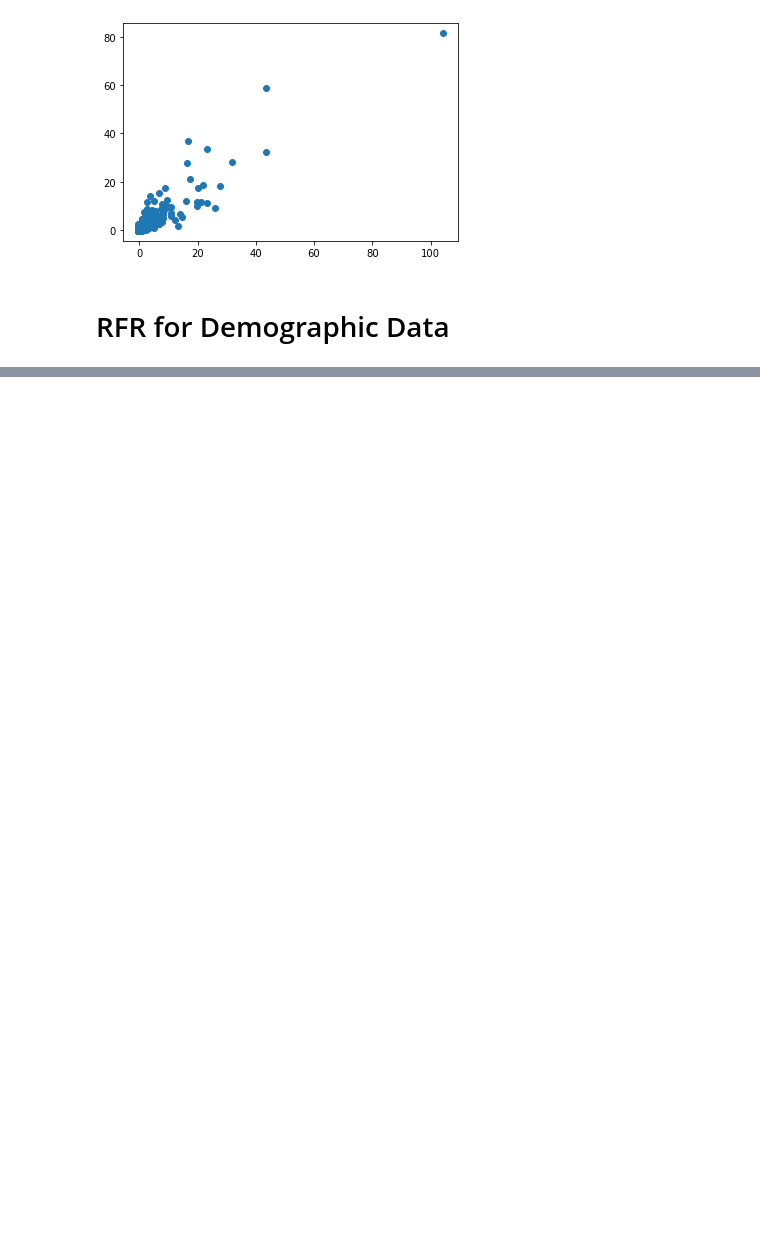
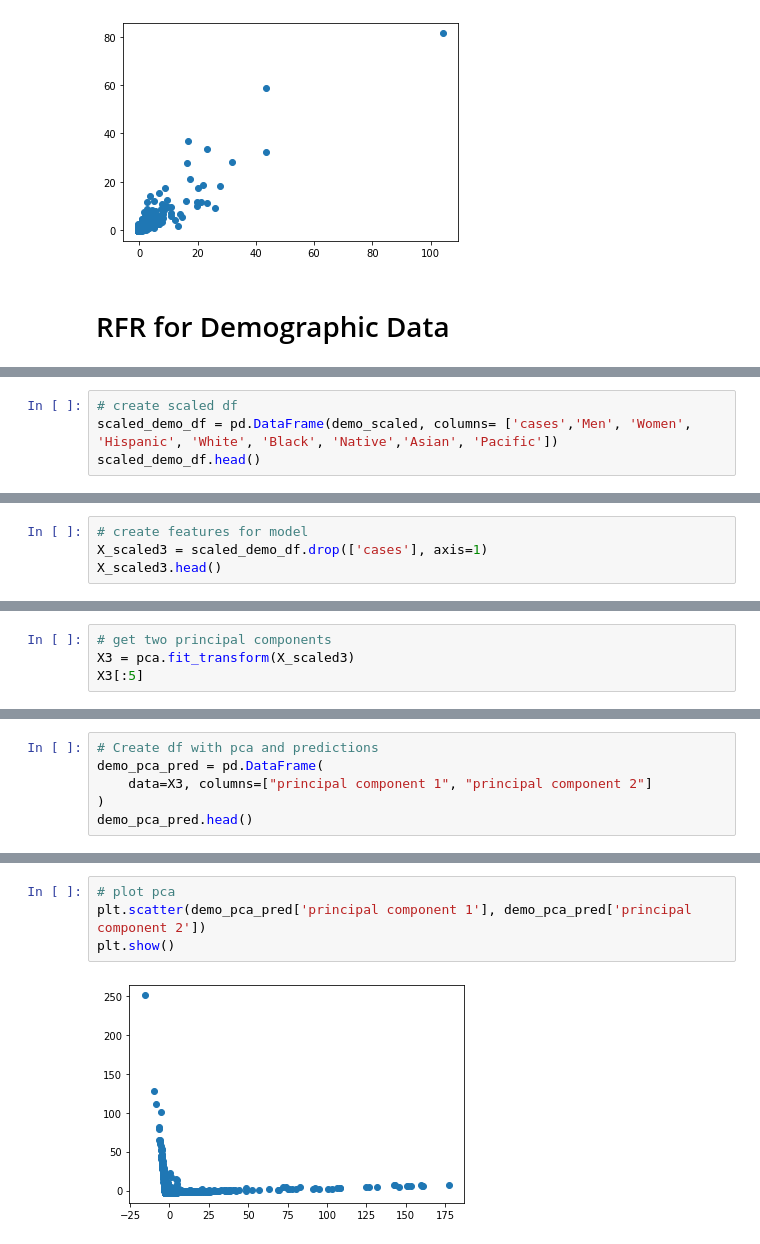
Before and after one commit to stephenanayashilliard/Covid_and_Politics, a Jupyter notebook: ml_seg2/rfr_model_pca.ipynb, the cells around one changed output, grey strips where cells are left out. Saved outputs shown, nothing was run; the diff lists cells and outputs as text; blank space fills up the shorter version.

Commit message:
adding final version of rfr model for demographics data

```diff
--- a/ml_seg2/rfr_model_pca.ipynb
+++ b/ml_seg2/rfr_model_pca.ipynb
@@ -409,0 +443,4 @@ plt.show()
+# %%
+# create scaled df
+scaled_demo_df = pd.DataFrame(demo_scaled, columns= ['cases','Men', 'Women', 'Hispanic', 'White', 'Black', 'Native','Asian', 'Pacific'])
+scaled_demo_df.head()
@@ -409,0 +466,4 @@ plt.show()
+# %%
+# create features for model
+X_scaled3 = scaled_demo_df.drop(['cases'], axis=1)
+X_scaled3.head()
@@ -409,0 +477,4 @@ plt.show()
+# %%
+# get two principal components
+X3 = pca.fit_transform(X_scaled3)
+X3[:5]
@@ -409,0 +509,6 @@ plt.show()
+# %%
+# Create df with pca and predictions
+demo_pca_pred = pd.DataFrame(
+    data=X3, columns=["principal component 1", "principal component 2"]
+)
+demo_pca_pred.head()
@@ -409,0 +522,6 @@ plt.show()
+# %%
+# plot pca
+plt.scatter(demo_pca_pred['principal component 1'], demo_pca_pred['principal component 2'])
+plt.show()
+# %% [output]
+[figure, added]
```
Also changed, not shown: parts of 20 cells of this notebook.
